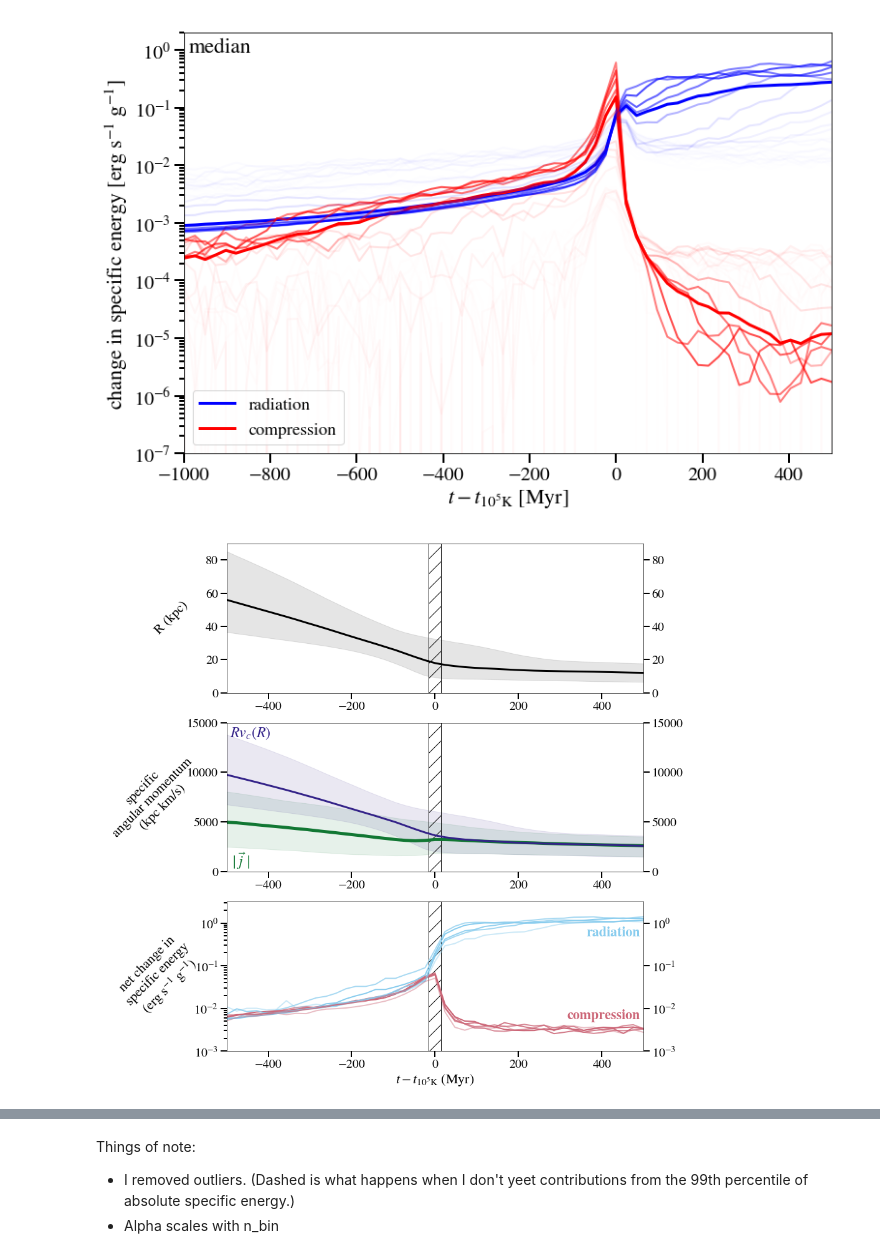
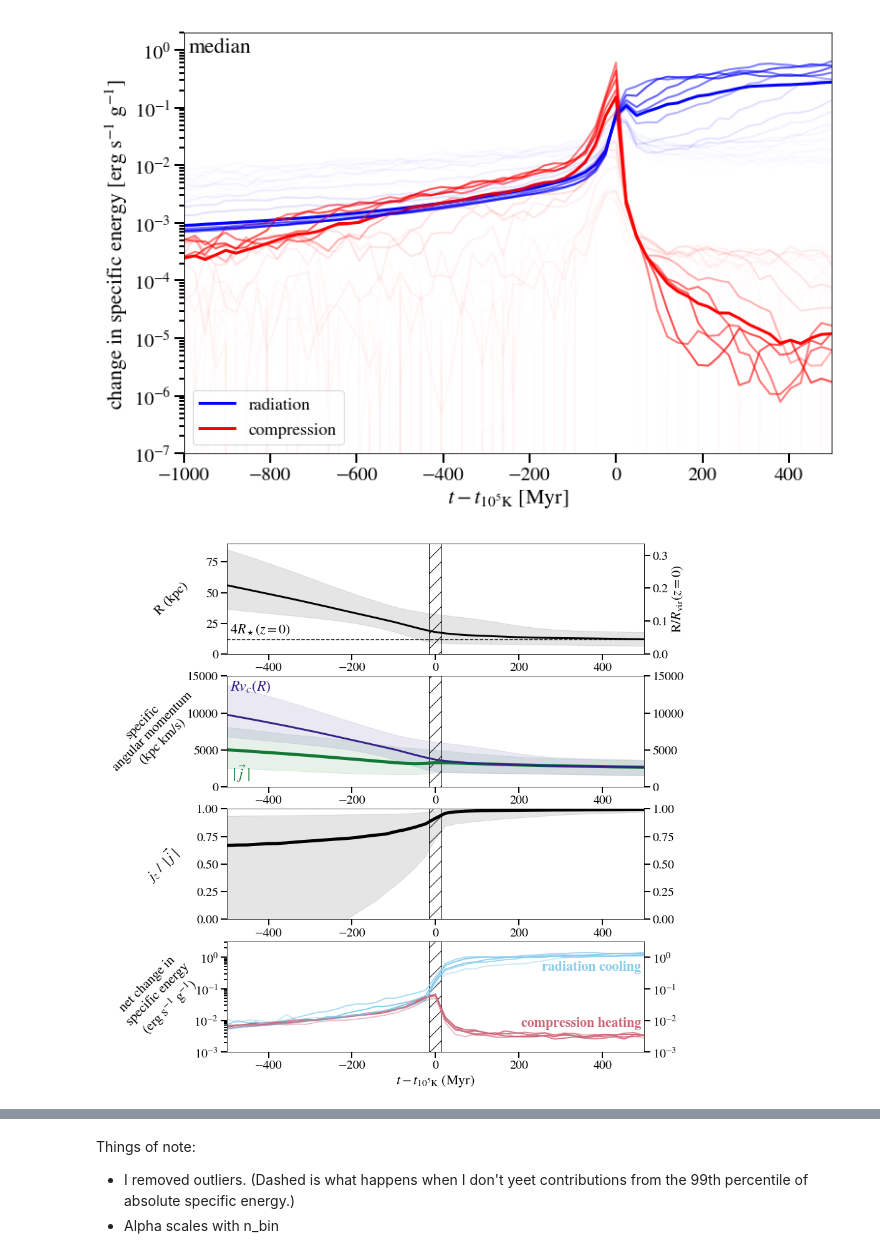
Before and after one commit to zhafen/Hot-Accretion-in-FIRE, a Jupyter notebook: analysis/radiation_vs_compression.ipynb, the cells around one changed output, grey strips where cells are left out. Cells and saved outputs as stored; diff of their text form; code cells hidden in the pictures.

Commit message:
Updated pre-post-accretion figure to include circularity.

```diff
--- a/analysis/radiation_vs_compression.ipynb
+++ b/analysis/radiation_vs_compression.ipynb
@@ -153,6 +154,15 @@ KeyError in the future, you can use .reindex() as an alternative.
 
 See the documentation here:
 https://pandas.pydata.org/pandas-docs/stable/indexing.html#deprecate-loc-reindex-listlike
+# %%
+tot_mom_fp = os.path.join( defaults['data_dir'], 'tot_momentums.hdf5' )
+tot_moms = h5py.File( tot_mom_fp, 'r' )
+tot_mom = tot_moms[sim_name]['snum{}'.format( snum )][...]
+tot_mom_normed = tot_mom / np.linalg.norm( tot_mom )
+# %%
+j = w.get_data( 'L' ) / w.get_data('M') * ( unyt.kpc * unyt.km / unyt.s )
+# %%
+jz = np.array([ np.dot( j[:,:,i].transpose(), tot_mom_normed ) for i in range( w.snums.size ) ]).transpose()
 # %%
 # This can take a while because we need to open all the different profiles (one per snapshot).
 rvc_raw = []
@@ -183,6 +193,7 @@ vs = roll_by_inds(f['V'][:,:],inds)[inds>minInd]
 Z2Zsun = roll_by_inds(f['Z'][:,:],inds)[inds>minInd]
 j = roll_by_inds( j_raw, inds )[inds>minInd]
 rvc = roll_by_inds( rvc_raw, inds )[inds>minInd]
+jz = roll_by_inds( jz, inds )[inds>minInd]
 t1e5 = t1e5[inds>minInd]
 # %%
 t_unrolled = cosmo.age(f['redshift'][...]).to('s').value.repeat(f['Den'][...].shape[0]).reshape(f['Den'][...].T.shape).T
@@ -359,7 +370,7 @@ colormap = palettable.cartocolors.qualitative.Safe_10.mpl_colors
 fig = plt.figure( figsize=(12,15), facecolor='w' )
 # main_ax = plt.gca()
 
-gs = gridspec.GridSpec( ncols=1, nrows=3, )
+gs = gridspec.GridSpec( ncols=1, nrows=4, )
 
 errt = 30./2.
 
@@ -416,6 +427,24 @@ ax.fill_betweenx(
 #     va = 'bottom',
 # )
 
+ax.axhline(
+    w.r_gal[0],
+    color = 'k',
+    linestyle = '--',
+)
+ax.annotate(
+    s = r'$4 R_\star(z=0)$',
+    xy = ( 0, w.r_gal[0] ),
+    xycoords = matplotlib.transforms.blended_transform_factory( ax.transAxes, ax.transData ),
+    xytext = ( 5, 5 ),
+    textcoords = 'offset points',
+    fontsize = 22,
+    ha = 'left',
+    va = 'bottom',
+    color = 'k',
+    fontweight = 'bold',
+)
+
 ax.set_xlim( -500, 500 )
 ax.set_ylim( 0, 90 )
 ax.set_ylabel(
@@ -426,9 +455,15 @@ ax.set_ylabel(
     ha='center',
     labelpad = 55.0,
 )
-ax.tick_params( right=True, labelright=True, )
 
-### Angular Momentum ################
+ax_r = ax.twinx()
+ax_ylim = ax.get_ylim()
+ax_r.set_ylim( np.array( ax_ylim ) / w.r_vir[600] )
+ax_r.set_ylabel( r'R/$R_{\rm vir}(z=0)$', fontsize=22 )
+
+# ax.tick_params( right=True, labelright=True, )
+
+### Total Angular Momentum ################
 
 ax = fig.add_subplot( gs[1,:] )
 
@@ -448,13 +483,13 @@ ax.fill_between(
 )
 ax.annotate(
     s = r'$\mid \vec j \mid$',
-    xy = ( 0, 2500 ),
+    xy = ( 0, 0 ),
     xycoords = matplotlib.transforms.blended_transform_factory( ax.transAxes, ax.transData ),
-    xytext = ( 5, -5 ),
+    xytext = ( 5, 5 ),
     textcoords = 'offset points',
     fontsize = 24,
     ha = 'left',
-    va = 'top',
+    va = 'bottom',
     color = colormap[3],
     fontweight = 'bold',
 )
@@ -532,9 +567,52 @@ ax.set_ylabel(
 ax.tick_params( right=True, labelright=True, )
 
 
+### Circularity #################
+
+ax = fig.add_subplot( gs[2,:] )
+
+c = jz / j
+c_med = np.nanpercentile( c, 50., axis=0 )
+ax.plot(
+    time,
+    c_med[inds2],
+    color = 'k',
+    linewidth = 5,
+)
+ax.fill_between(
+    time,
+    np.nanpercentile( c, 16, axis=0 )[inds2],
+    np.nanpercentile( c, 84., axis=0 )[inds2],
+    color = 'k',
+    alpha = 0.1,
+)
+
+ax.fill_betweenx(
+    [ 0., 1. ],
+    [ -errt, ]*2,
+    [ errt, ]*2,
+    transform = matplotlib.transforms.blended_transform_factory( ax.transData, ax.transAxes ),
+    facecolor = 'none',
+    edgecolor = 'k',
+    linewidth = 1.0,
+    hatch = '/',
+)
+
+ax.set_xlim( -500, 500 )
+ax.set_ylim( 0, 1. )
+ax.set_ylabel(
+    r'$j_z$ / $\mid \vec j \mid$',
+    fontsize=22,
+    rotation=45,
+    va='center',
+    ha='center',
+    labelpad = 55.0,
+)
+ax.tick_params( right=True, labelright=True, )
+
 ### Energy ###########
 
-ax = fig.add_subplot( gs[2,:] )
+ax = fig.add_subplot( gs[3,:] )
 
 for i, rad in enumerate( mean_rad_per_unit_mass ):
 
@@ -588,7 +666,7 @@ for i, rad in enumerate( mean_rad_per_unit_mass ):
 # )
 
 ax.annotate(
-    s = 'radiation',
+    s = 'radiation cooling',
     xy = ( 1, 1. ),
     xycoords = matplotlib.transforms.blended_transform_factory( ax.transAxes, ax.transData ),
     xytext = ( -5, -5 ),
@@ -600,7 +678,7 @@ ax.annotate(
     fontweight = 'bold',
 )
 ax.annotate(
-    s = 'compression',
+    s = 'compression heating',
     xy = ( 1, 4e-3 ),
     xycoords = matplotlib.transforms.blended_transform_factory( ax.transAxes, ax.transData ),
     xytext = ( -5, 5 ),
@@ -631,31 +709,31 @@ ax.fill_betweenx(
 
 # ax.annotate(
 #     s = 'mean',
 #     xy = ( 0, 1 ),
 #     xytext = ( 5, -5 ),
 #     xycoords = 'axes fraction',
 #     textcoords = 'offset points',
 #     fontsize = 22,
 #     va = 'top',
 #     ha = 'left',
 # )
 
 ax.set_yscale( 'log' )
 ax.set_xlim( -500, 500 )
 ax.set_ylim( 1e-3, 10**0.5 )
 # ax.legend( prop={'size': 18}, loc='lower left', )
 ax.tick_params( right=True, labelright=True, )
 
 ax.set_ylabel(
     'net change in\nspecific energy\n' + r'(${\rm erg}\ {\rm s}^{-1}\ {\rm g}^{-1}$)',
     fontsize=22,
     rotation=45,
     va='center',
     ha='center',
     labelpad = 55.0,
 )
 ax.set_xlabel( r'$t - t_{10^5{\rm K}}\ ({\rm Myr})$', fontsize=22 )
 
 pl.savefig( figDir+'rad_vs_compress.pdf', bbox_inches='tight' )
 # %% [output]
-[figure, old version]
+[figure, new version]
```
Also changed, not shown: parts of 9 cells of this notebook, 4 other files.
